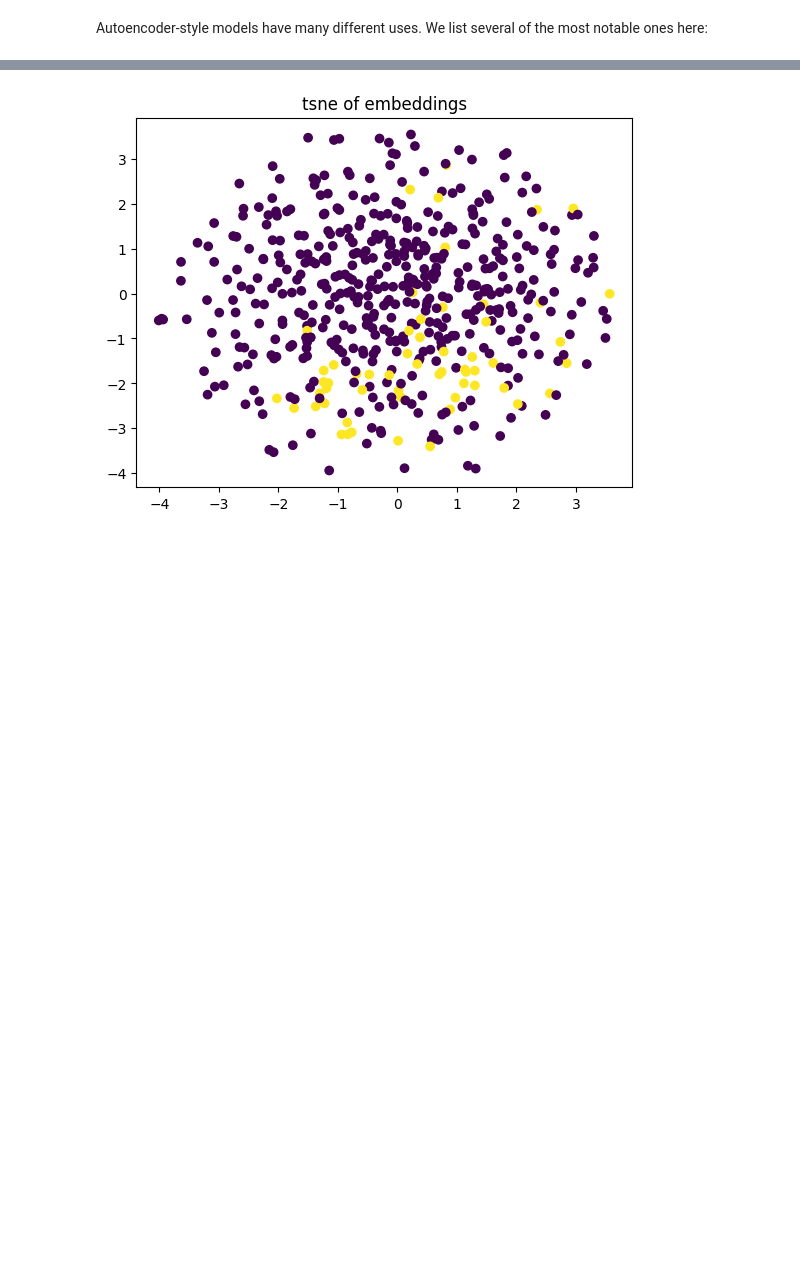
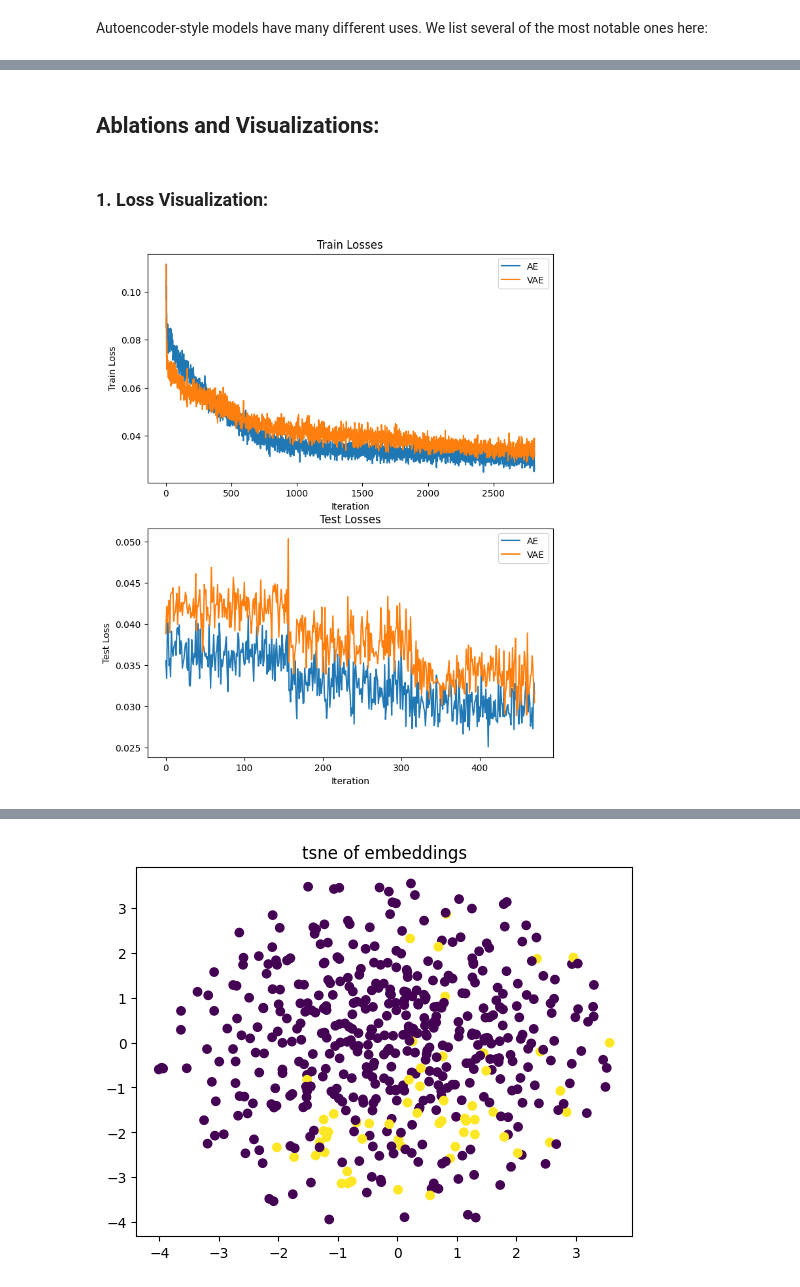
Before and after one commit to chancharikmitra/CS182_All_About_Autoencoders, a Jupyter notebook: demo/ae_vs_vae_sol.ipynb, the cells around one changed output, grey strips where cells are left out. Saved outputs shown, nothing was run; the diff lists cells and outputs as text; code cells hidden in the pictures; blank space fills up the shorter version.

Commit message:
95% done with AE_VAE + Ablations

```diff
--- a/demo/ae_vs_vae_sol.ipynb
+++ b/demo/ae_vs_vae_sol.ipynb
@@ -154,27 +163,31 @@ batch_size = 64
 # %%
-# data
-train_dataset = datasets.MNIST(root='data/', download=True, transform=ToTensor())
-test_dataset = datasets.MNIST(root='data/', train=False, transform=ToTensor())
-
-train_dataloader = DataLoader(train_dataset, batch_size=batch_size, shuffle=True)
-test_dataloader = DataLoader(test_dataset, batch_size=batch_size, shuffle=True)
+#Training Loop for Autoencoder
 
 # model and optimizer
-ae = VAE(latent_dimension=300)
+ae = AE()
 optimizer = torch.optim.Adam(ae.parameters(), lr=lr)
 
 # train
-losses = []
+ae_train_losses = []
+ae_test_losses = []
 step = 0
-report_every = 100
+report_every = 500
 for epoch in range(epochs):
     print(f"Epoch {epoch + 1}")
+    #train loss:
     for x, y in tqdm(train_dataloader):
         x = x.reshape(x.shape[0], -1)  # flatten
         loss = ae.train_step(optimizer, x)
-        losses.append(loss.detach().numpy())
+        ae_train_losses.append(loss.detach().numpy()) #loss every iteration
         step += 1
         if step % report_every == 0:
           print(f"Training loss: {loss}")
+    #ae_train_losses.append(loss.detach().numpy()) #loss after every epoch
+    #test loss
+    for b, (X_test, y_test) in enumerate(test_dataloader):
+        X_test = X_test.reshape(X_test.shape[0], -1)  # flatten
+        loss = ae.test_step(X_test)
+        ae_test_losses.append(loss.detach().numpy()) #loss every iteration
+    #ae_test_losses.append(loss.detach().numpy()) #loss after every epoch
 # %% [output]
 Epoch 1
@@ -200,0 +310,24 @@ plt.show()
+# %% [markdown]
+## Ablations and Visualizations:
+# %% [markdown]
+### 1. Loss Visualization:
+# %%
+with torch.no_grad():
+    fig, ax = plt.subplots(2, figsize=(8,10))
+    ax[0].plot(ae_train_losses, label="AE")
+    ax[0].plot(vae_train_losses, label="VAE")
+    ax[0].set_title("Train Losses")
+    ax[0].set_ylabel("Train Loss")
+    ax[0].set_xlabel("Iteration")
+    ax[0].legend()
+
+    ax[1].plot(ae_test_losses, label="AE")
+    ax[1].plot(vae_test_losses, label="VAE")
+    ax[1].set_title("Test Losses")
+    ax[1].set_ylabel("Test Loss")
+    ax[1].set_xlabel("Iteration")
+    ax[1].legend()
+
+#Note: if you want per epoch (or avg. epoch) losses, you will have to change the above code somewhat
+# %% [output]
+[figure, added]
```
Also changed, not shown: parts of 33 cells of this notebook, 9 other files.
